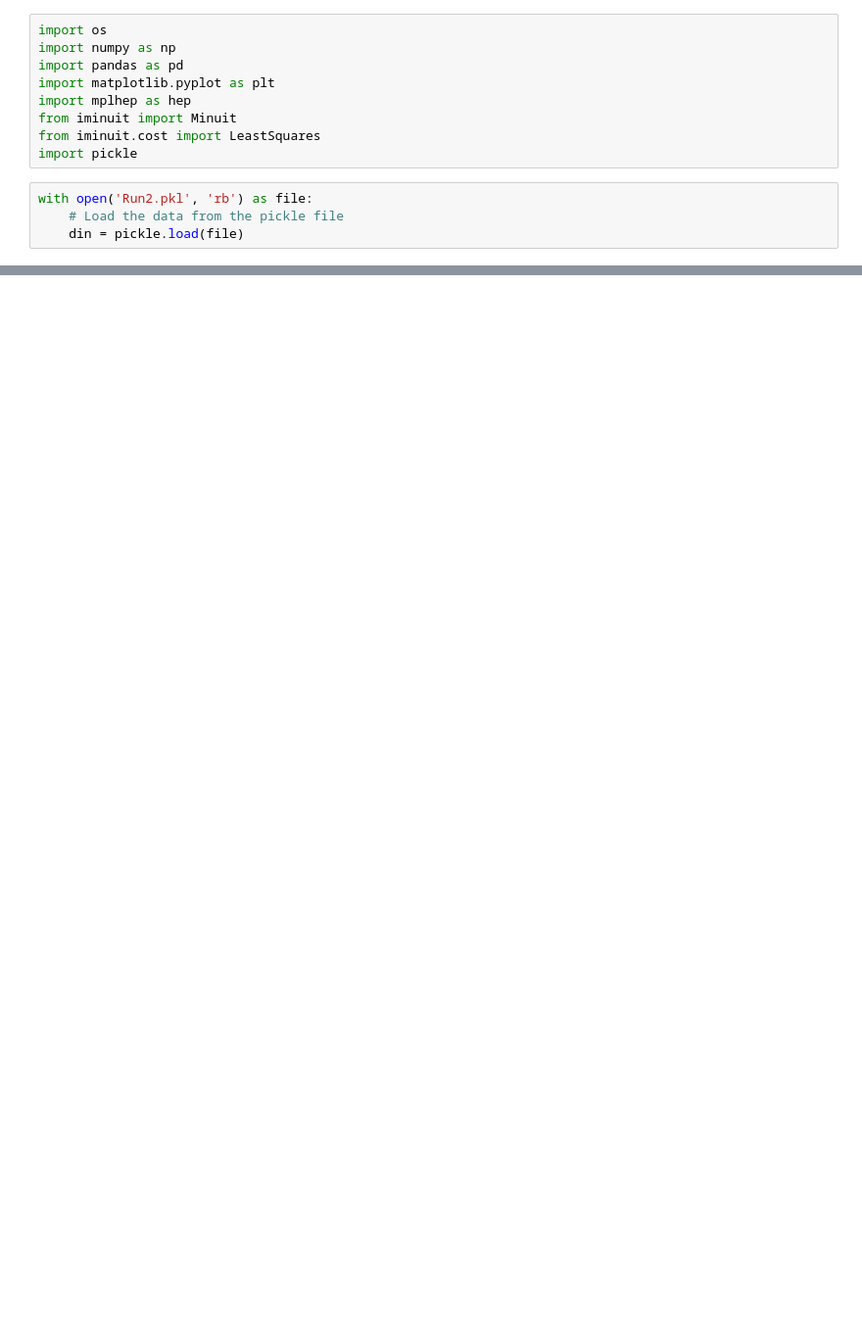
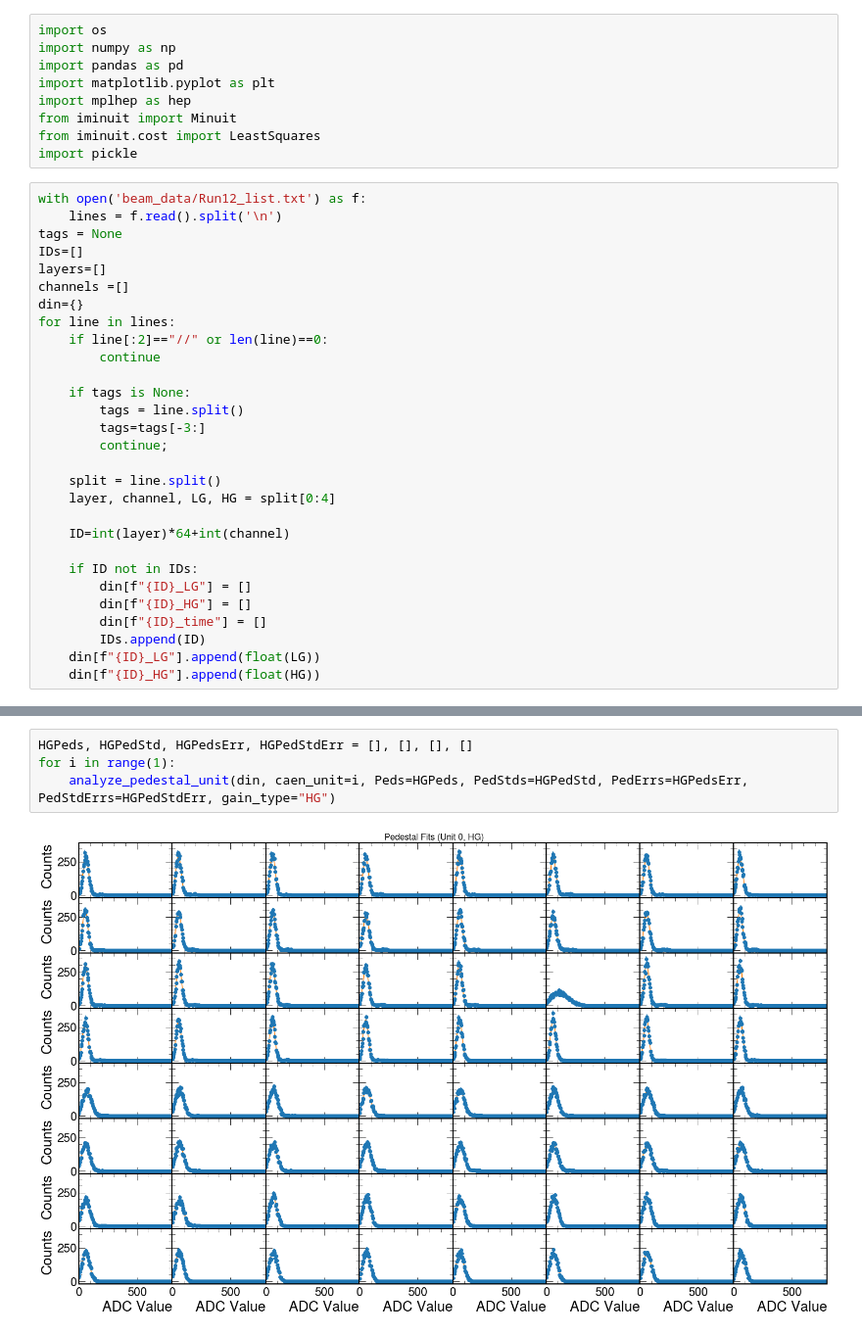
Before and after one commit to SeanBP/genIII_prototype_analysis, a Jupyter notebook: Pedestal_Analysis.ipynb, the cells around one changed output, grey strips where cells are left out. Shown at 98% size. Cells and saved outputs as stored; diff of their text form; blank space fills up the shorter version.

```diff
--- a/Pedestal_Analysis.ipynb
+++ b/Pedestal_Analysis.ipynb
@@ -8,6 +8,31 @@ from iminuit import Minuit
 from iminuit.cost import LeastSquares
 import pickle
 # %%
-with open('Run2.pkl', 'rb') as file:
-    # Load the data from the pickle file
-    din = pickle.load(file)
+with open('beam_data/Run12_list.txt') as f:
+    lines = f.read().split('\n')
+tags = None
+IDs=[]
+layers=[]
+channels =[]
+din={}
+for line in lines:
+    if line[:2]=="//" or len(line)==0:
+        continue
+
+    if tags is None:
+        tags = line.split()
+        tags=tags[-3:]
+        continue;
+
+    split = line.split()
+    layer, channel, LG, HG = split[0:4]
+
+    ID=int(layer)*64+int(channel)
+
+    if ID not in IDs:
+        din[f"{ID}_LG"] = []
+        din[f"{ID}_HG"] = []
+        din[f"{ID}_time"] = []
+        IDs.append(ID)
+    din[f"{ID}_LG"].append(float(LG))
+    din[f"{ID}_HG"].append(float(HG))
@@ -144,0 +127,6 @@ for i in range(64*1):
+# %%
+HGPeds, HGPedStd, HGPedsErr, HGPedStdErr = [], [], [], []
+for i in range(1):
+    analyze_pedestal_unit(din, caen_unit=i, Peds=HGPeds, PedStds=HGPedStd, PedErrs=HGPedsErr, PedStdErrs=HGPedStdErr, gain_type="HG")
+# %% [output]
+[figure, added]
```
Also changed, not shown: parts of 6 cells of this notebook, 23 other files.
